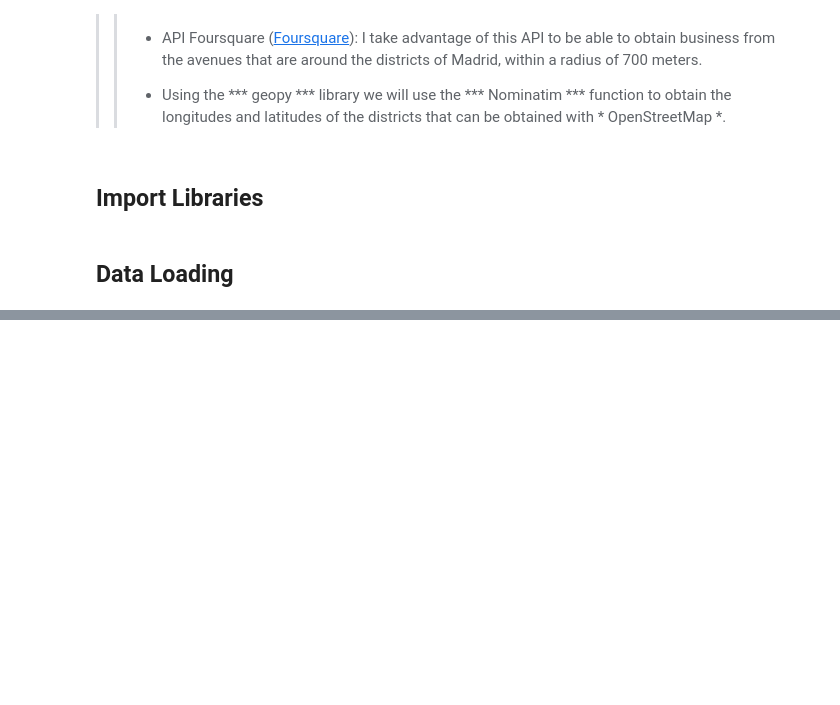
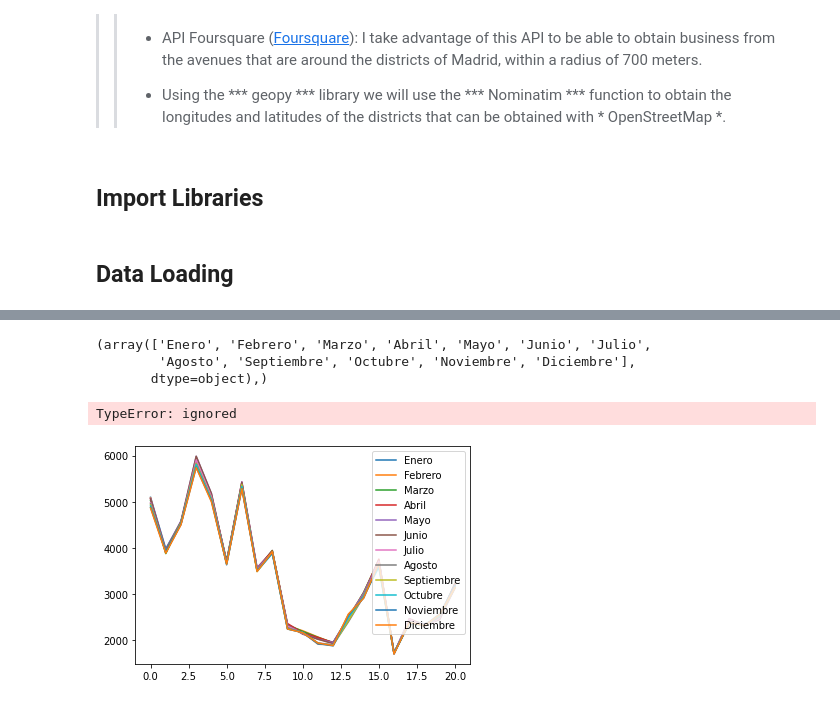
Before and after one commit to Warckor/Coursera_Capstone, a Jupyter notebook: Final_Assignment/House_Sales_Analytics_EN.ipynb, the cells around one changed output, grey strips where cells are left out. Saved outputs shown, nothing was run; the diff lists cells and outputs as text; code cells hidden in the pictures; blank space fills up the shorter version.

```diff
--- a/Final_Assignment/House_Sales_Analytics_EN.ipynb
+++ b/Final_Assignment/House_Sales_Analytics_EN.ipynb
@@ -60,0 +61,15 @@ df_rent.head()
+# %%
+cols = df_rent.drop('Unnamed: 0', axis=1)
+cols = cols.columns.values
+cols
+# %% [output]
+(array(['Enero', 'Febrero', 'Marzo', 'Abril', 'Mayo', 'Junio', 'Julio',
+        'Agosto', 'Septiembre', 'Octubre', 'Noviembre', 'Diciembre'],
+       dtype=object),)
+# %%
+plt.plot(df_rent[cols])
+plt.legend(df_rent[cols])
+plt.
+# %% [output]
+TypeError: ignored
+[figure, added]
```
Also changed, not shown: parts of 4 cells of this notebook.
